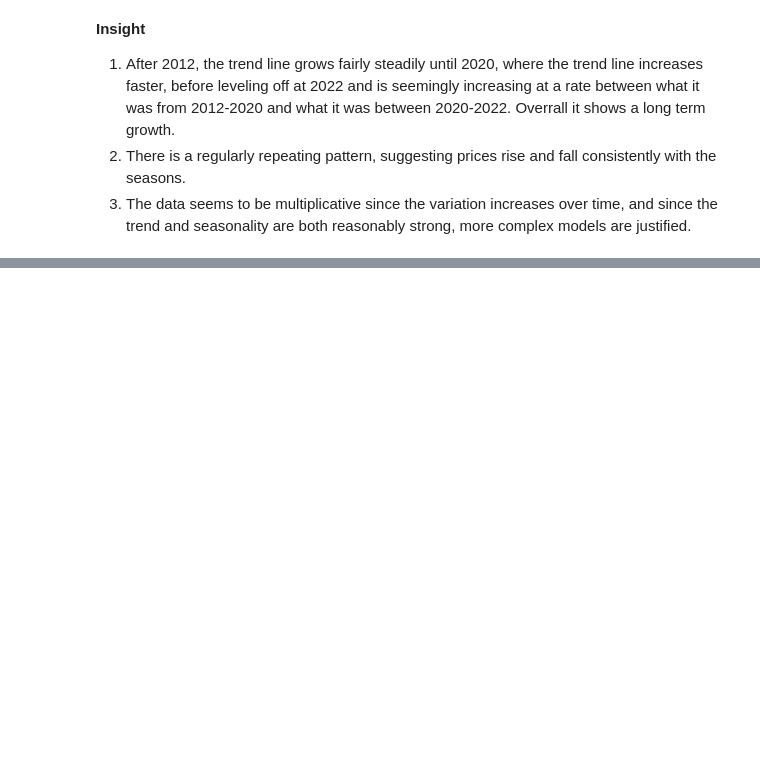
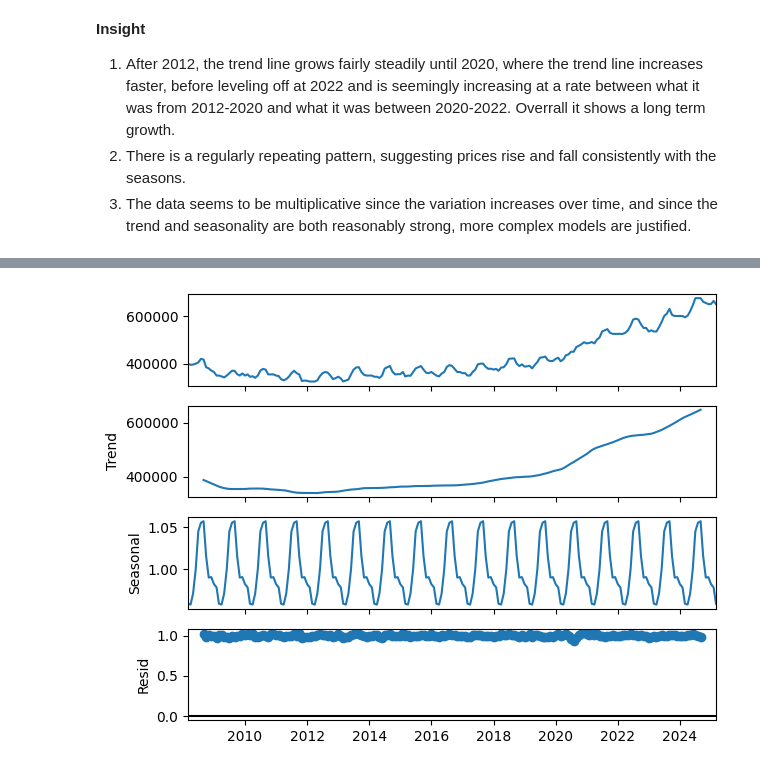
Before and after one commit to JohnathanChan973/CS439_Project_Housing, a Jupyter notebook: db_processing.ipynb, the cells around one changed output, grey strips where cells are left out. Saved outputs shown, nothing was run; the diff lists cells and outputs as text; code cells hidden in the pictures; blank space fills up the shorter version.

```diff
--- a/db_processing.ipynb
+++ b/db_processing.ipynb
@@ -1617,0 +1661,11 @@ for metric in ["MAE", "MSE", "RMSE"]:
+# %%
+raw_ny_df = DB.select_merged_table({"Metro_Sales_Raw_Data", "Metro_Location_Data"}, key_value=394913, cols=["Date", "Median_Sales_Raw"]) # NYC
+raw_ny_df["Date"] = pd.to_datetime(raw_ny_df["Date"], errors="coerce")
+raw_ny_df.set_index("Date", inplace=True)
+
+# Decompose into trend, seasonality, and residual
+raw_ny_decomposition = seasonal_decompose(raw_ny_df, model='multiplicative')
+raw_ny_decomposition.plot()
+plt.show()
+# %% [output]
+[figure, added]
```
Also changed, not shown: parts of 10 cells of this notebook.
